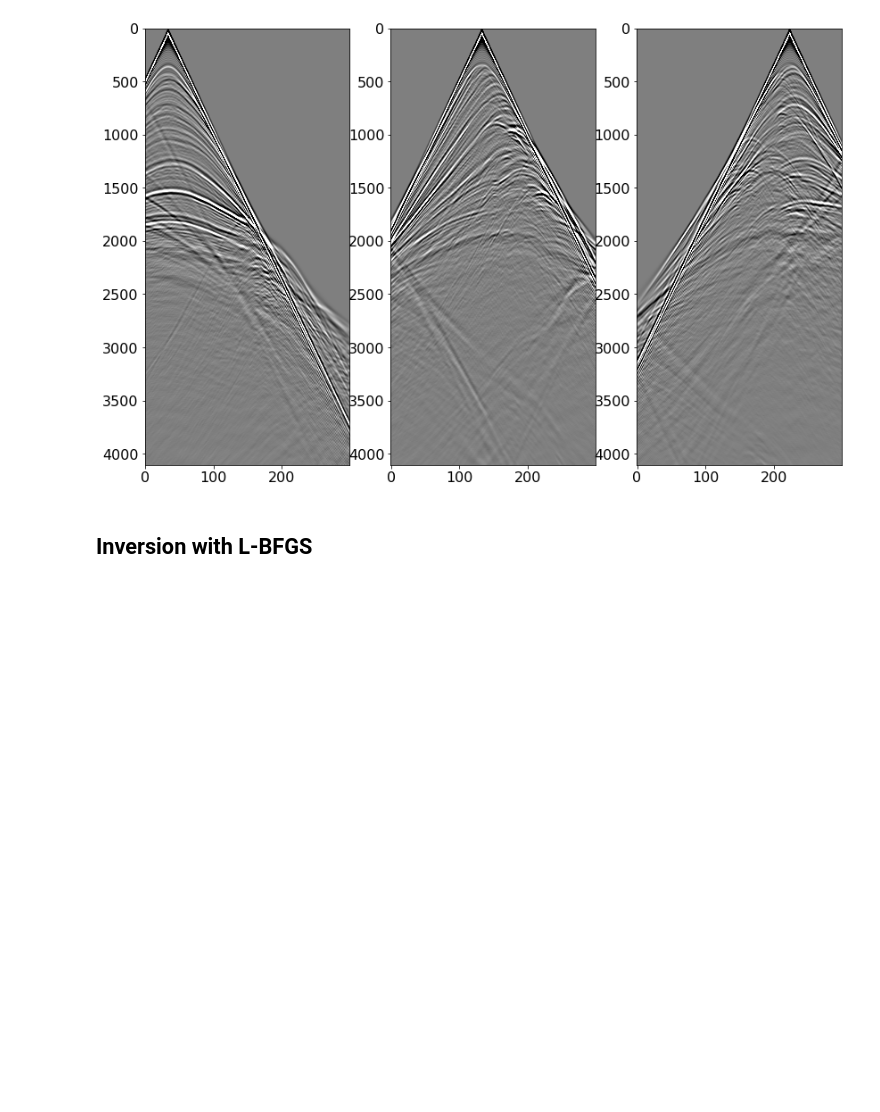
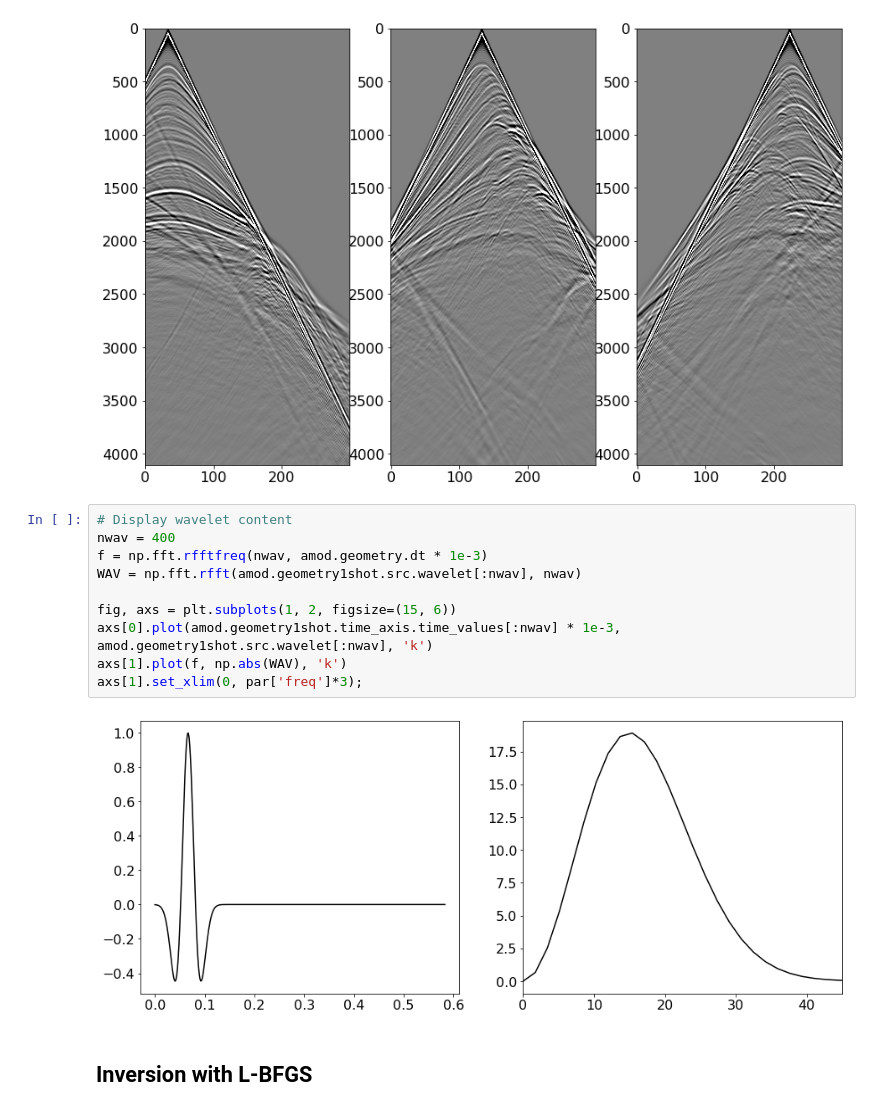
Before and after one commit to DIG-Kaust/Devito-fwi, a Jupyter notebook: notebooks/acoustic/AcousticVel_L2_1stage.ipynb, the cells around one changed output. Saved outputs shown, nothing was run; the diff lists cells and outputs as text; blank space fills up the shorter version.

```diff
--- a/notebooks/acoustic/AcousticVel_L2_1stage.ipynb
+++ b/notebooks/acoustic/AcousticVel_L2_1stage.ipynb
@@ -144,6 +142,18 @@ for ax, ishot in zip(axs, [0, par['ns']//2, par['ns']-1]):
               vmin=-d_vmax, vmax=d_vmax)
 # %% [output]
 [figure]
+# %%
+# Display wavelet content
+nwav = 400
+f = np.fft.rfftfreq(nwav, amod.geometry.dt * 1e-3)
+WAV = np.fft.rfft(amod.geometry1shot.src.wavelet[:nwav], nwav)
+
+fig, axs = plt.subplots(1, 2, figsize=(15, 6))
+axs[0].plot(amod.geometry1shot.time_axis.time_values[:nwav] * 1e-3, amod.geometry1shot.src.wavelet[:nwav], 'k')
+axs[1].plot(f, np.abs(WAV), 'k')
+axs[1].set_xlim(0, par['freq']*3);
+# %% [output]
+[figure, added]
 # %% [markdown]
 ## Inversion with L-BFGS
 # %%
```
Also changed, not shown: parts of 5 cells of this notebook, 7 other files.
